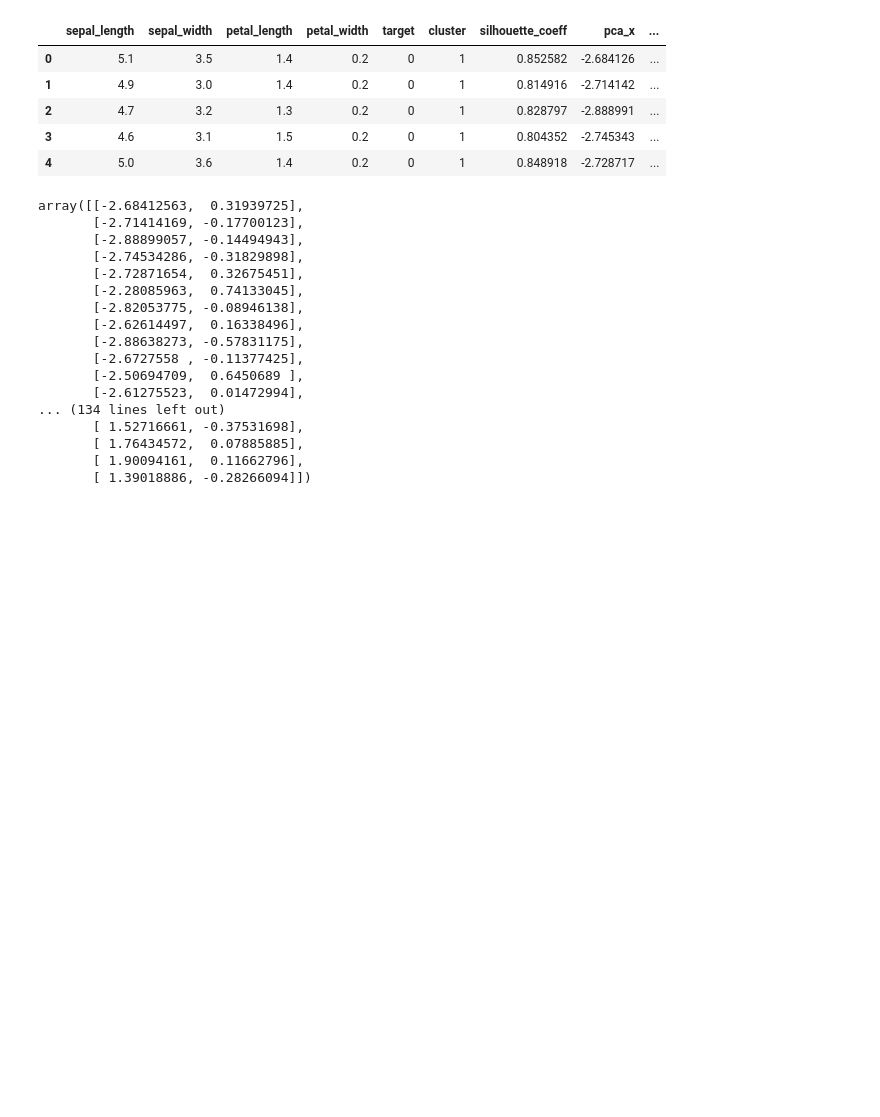
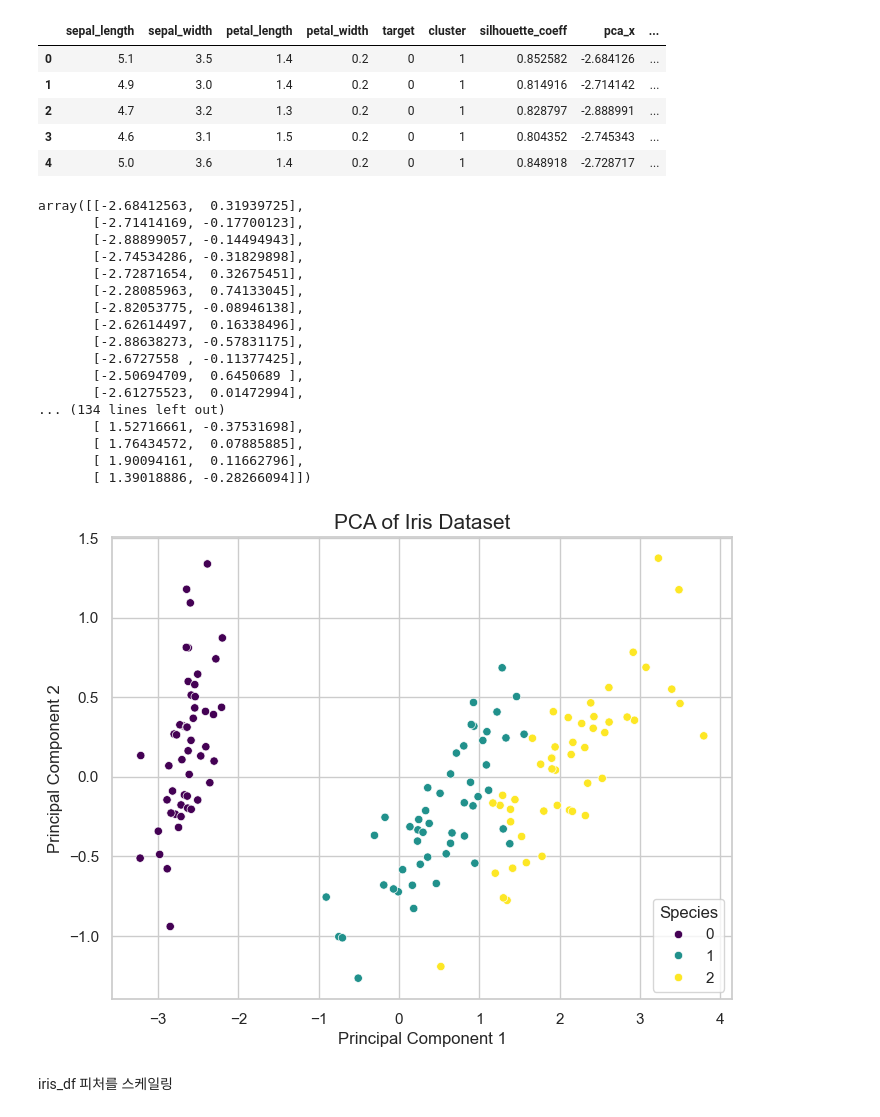
Before and after one commit to jjuuu999/hipython, a Jupyter notebook: ml/8_KMeans.ipynb, the cells around one changed output. Saved outputs shown, nothing was run; the diff lists cells and outputs as text; code cells hidden in the pictures; blank space fills up the shorter version.

```diff
--- a/ml/8_KMeans.ipynb
+++ b/ml/8_KMeans.ipynb
@@ -168,3 +168,32 @@ array([[-2.68412563,  0.31939725],
        [ 1.76434572,  0.07885885],
        [ 1.90094161,  0.11662796],
        [ 1.39018886, -0.28266094]])
+# %%
+import matplotlib.pyplot as plt
+import seaborn as sns
+
+# 1. 그래프 스타일 설정
+sns.set_theme(style="whitegrid")
+
+# 2. 산점도 그리기
+plt.figure(figsize=(8, 6))
+scatter = sns.scatterplot(
+    x='pca_x',
+    y='pca_y',
+    hue='target', # 'target' 열이 있다면 그룹별로 색상이 지정됩니다.
+    data=iris_df,
+    palette='viridis' # 색상 테마 설정
+)
+
+# 3. 그래프 제목 및 라벨 추가
+plt.title('PCA of Iris Dataset', fontsize=15)
+plt.xlabel('Principal Component 1')
+plt.ylabel('Principal Component 2')
+plt.legend(title='Species')
+
+# 4. 그래프 출력
+plt.show()
+# %% [output]
+[figure, added]
+# %% [markdown]
+iris_df 피처를 스케일링
```
Also changed, not shown: parts of 5 cells of this notebook, 1 other file.
